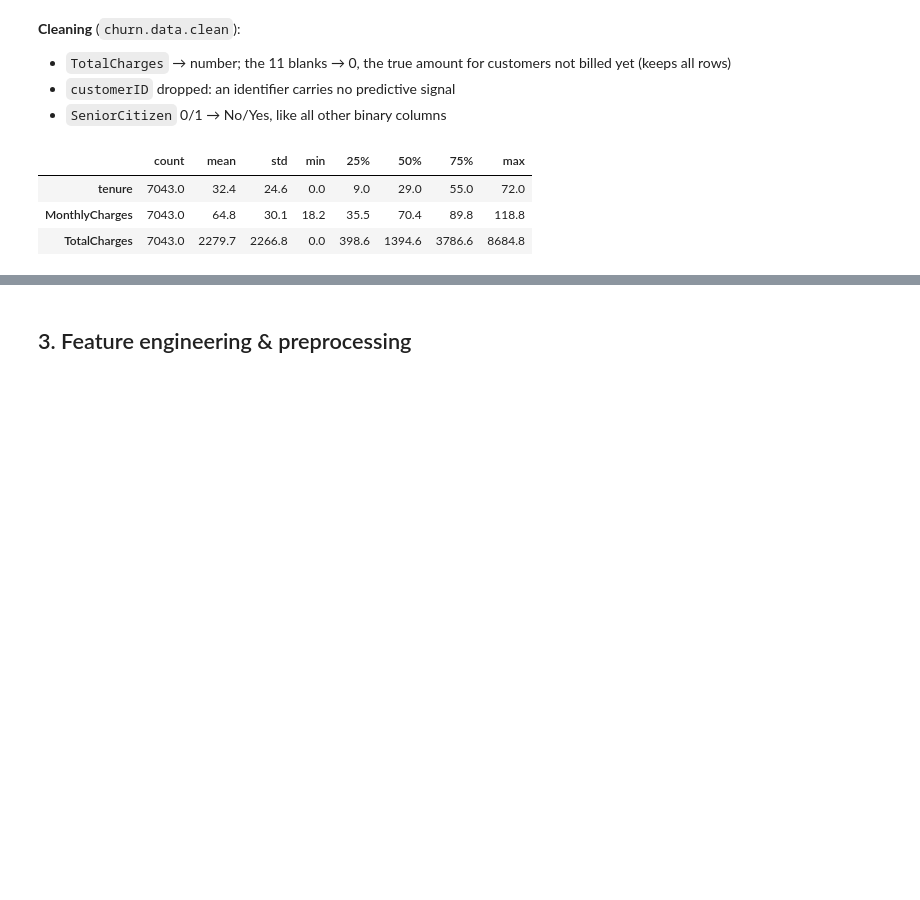
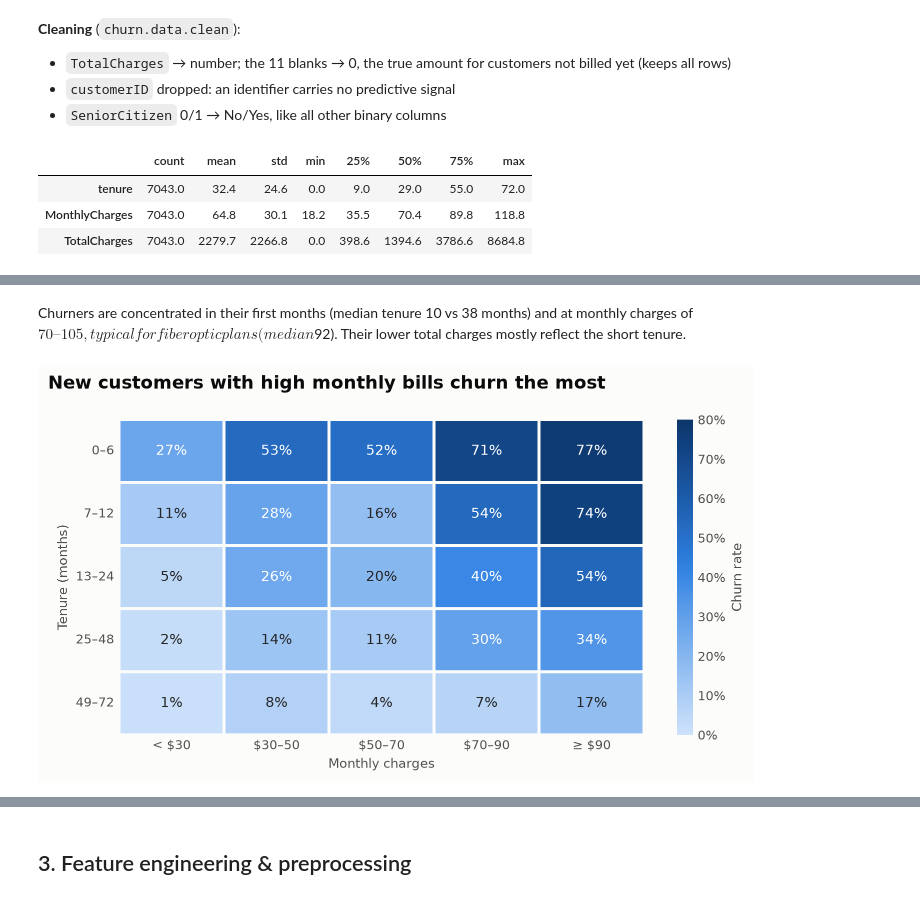
Before and after one commit to aljazfrancic/churn, a Jupyter notebook: churn_prediction.ipynb, the cells around one changed output, grey strips where cells are left out. Cells and saved outputs as stored; diff of their text form; code cells hidden in the pictures; blank space fills up the shorter version.

```diff
--- a/churn_prediction.ipynb
+++ b/churn_prediction.ipynb
@@ -95,0 +194,6 @@ df[config.NUMERIC_COLUMNS].describe().T.round(1)
+# %% [markdown]
+Churners are concentrated in their first months (median tenure 10 vs 38 months) and at monthly charges of $70–105, typical for fiber optic plans (median $92). Their lower total charges mostly reflect the short tenure.
+# %%
+plot_churn_heatmap(df, "New customers with high monthly bills churn the most");
+# %% [output]
+[figure, added]
```
Also changed, not shown: parts of 22 cells of this notebook, 4 other files.
